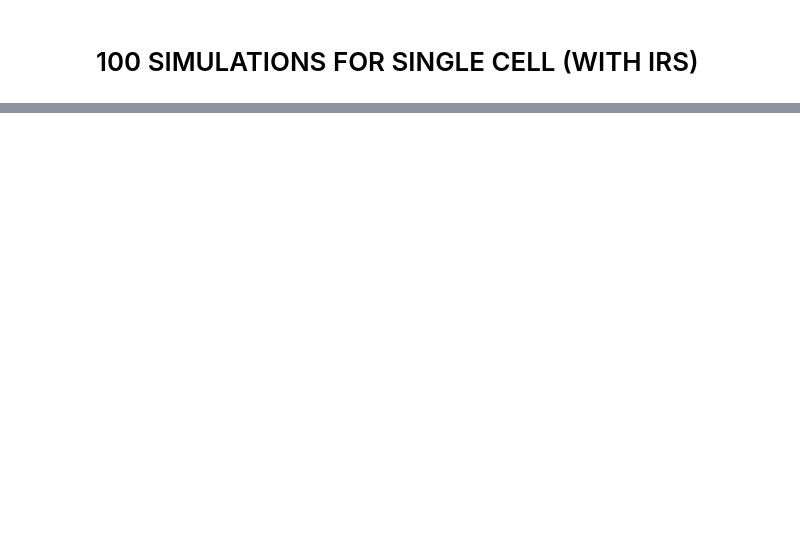
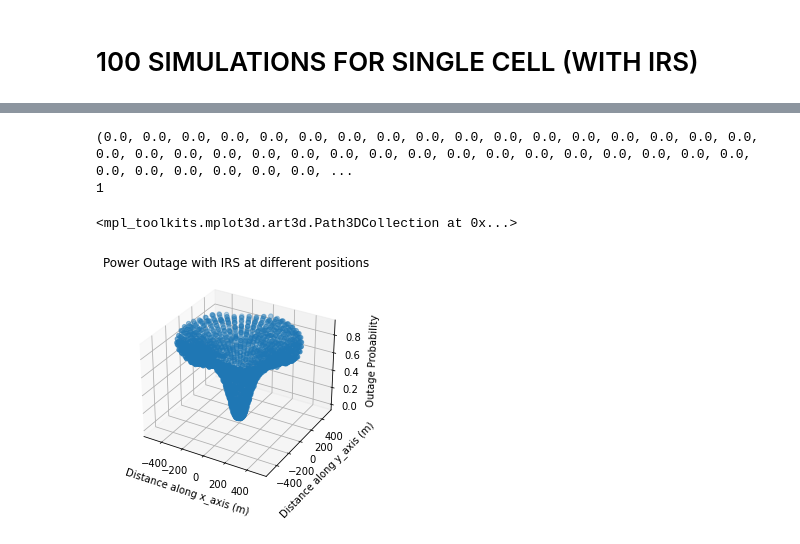
Before and after one commit to TariqUmar/SISO_Network_Implementation, a Jupyter notebook: main_RIS.ipynb, the cells around one changed output, grey strips where cells are left out. Saved outputs shown, nothing was run; the diff lists cells and outputs as text; code cells hidden in the pictures; blank space fills up the shorter version.

```diff
--- a/main_RIS.ipynb
+++ b/main_RIS.ipynb
@@ -480,0 +683,18 @@ Average Outage Probability (BS + IRS):  0.012
+# %%
+x_axis, y_axis = zip(*circle_points)
+z_axis = np.array(Outage_at_diff_pos)
+print(y_axis)
+print(1)
+# %% [output]
+(0.0, 0.0, 0.0, 0.0, 0.0, 0.0, 0.0, 0.0, 0.0, 0.0, 0.0, 0.0, 0.0, 0.0, 0.0, 0.0, 0.0, 0.0, 0.0, 0.0, 0.0, 0.0, 0.0, 0.0, 0.0, 0.0, 0.0, 0.0, 0.0, 0.0, 0.0, 0.0, 0.0, 0.0, 0.0, 0.0, 0.0, 0.0, 0.0, 0.0, ...
+1
+# %%
+ax = plt.axes(projection = "3d")
+ax.set_title("Power Outage with IRS at different positions")
+ax.set_xlabel("Distance along x_axis (m)")
+ax.set_ylabel("Distance along y_axis (m)")
+ax.set_zlabel("Outage Probability")
+ax.scatter(x_axis, y_axis, z_axis)
+# %% [output]
+<mpl_toolkits.mplot3d.art3d.Path3DCollection at 0x...>
+[figure, added]
```
Also changed, not shown: parts of 12 cells of this notebook, 1 other file.
